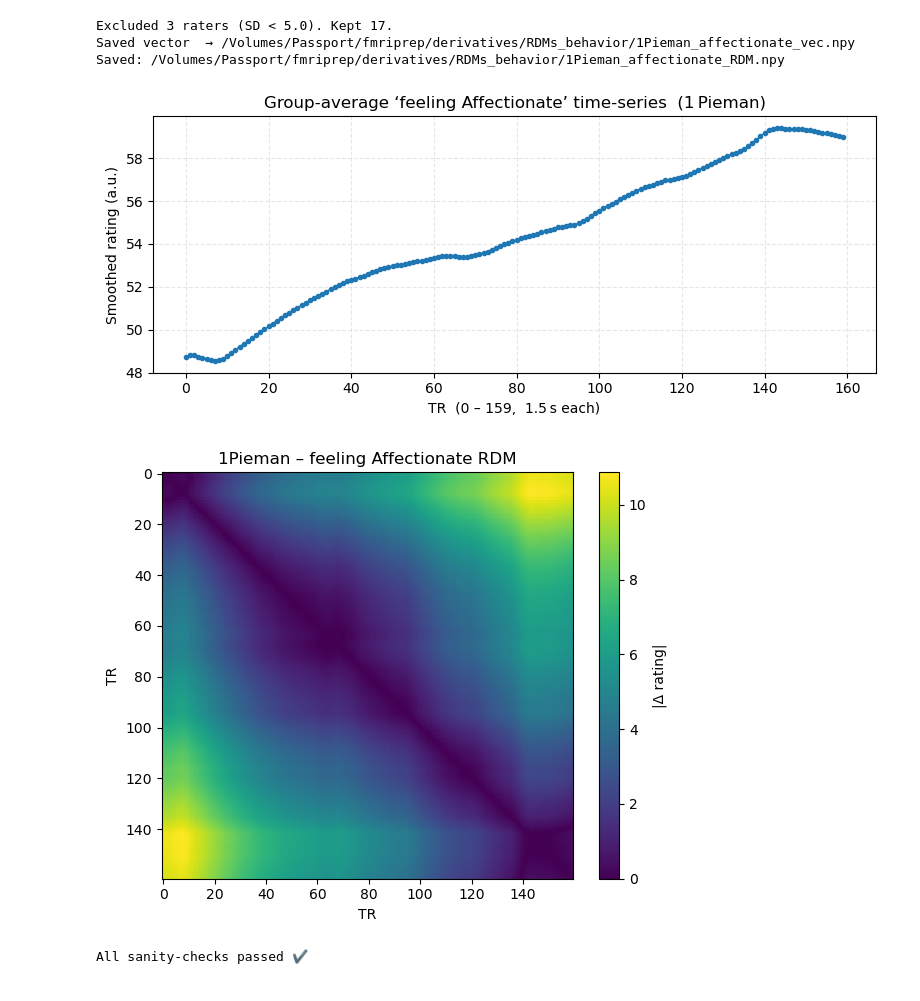
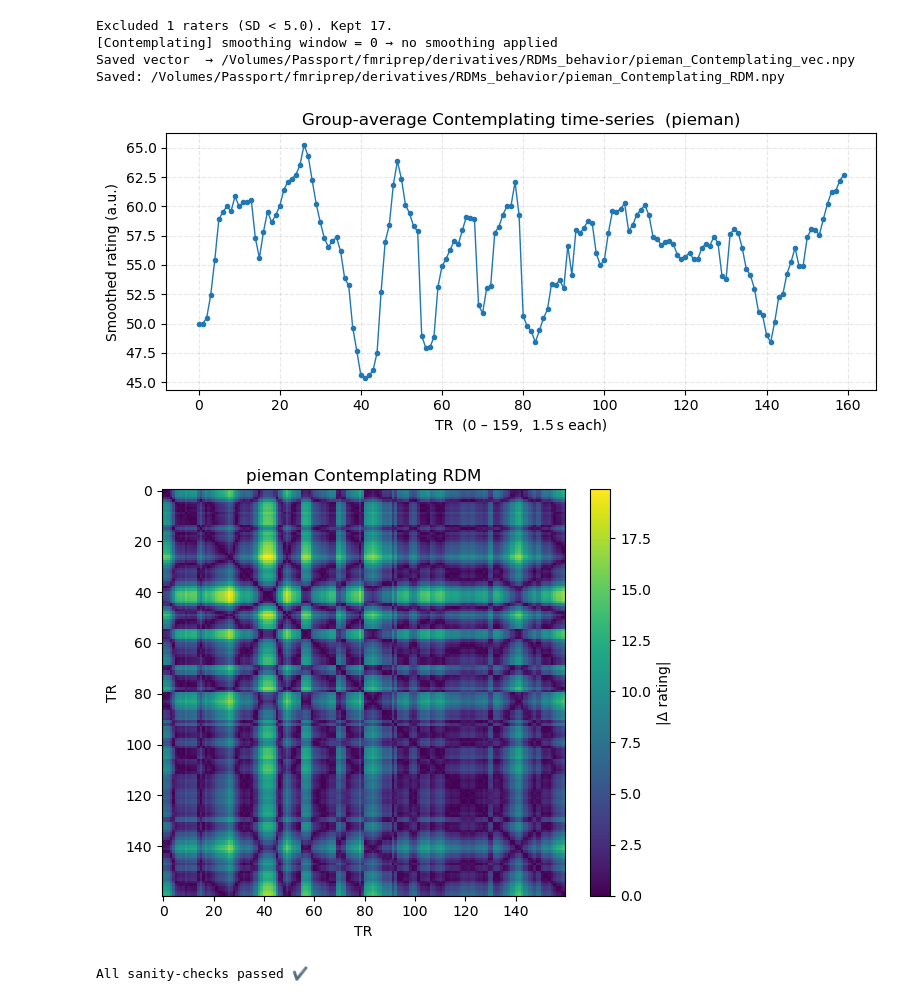
Before and after one commit to wfisher211/narrative-topic-rsa, a Jupyter notebook: PieMan_analysis/trait_rating_rdm.ipynb, the cells around one changed output. Saved outputs shown, nothing was run; the diff lists cells and outputs as text; code cells hidden in the pictures.

Commit message:
Updated single trait RDM file and reorganized old scripts

```diff
--- a/PieMan_analysis/trait_rating_rdm.ipynb
+++ b/PieMan_analysis/trait_rating_rdm.ipynb
@@ -11,19 +34,17 @@ array([4.])
 # %%
-
-
 # --------------------------------------------------------------------------
 # MAIN FUNCTION
 # --------------------------------------------------------------------------
 def build_behavior_template(
         csv_path   : str | Path,
-        stim_label : str = "1Pieman",
-        trait_label: str = "feeling Affectionate",
-        win_dict   : dict[str, int] | None = None,
+        stim_label : str = STIMULUS_LABEL,
+        trait_label: str = TRAIT_LABEL,
+        win_dict   : dict[str, int] = WIN_DICT,
         tr_sec     : float = 1.5,
         n_tr       : int = 160,
         sd_cutoff  : float = 5.0,
         max_sec    : float = 240.0,      # ignore anything after this - this grabs 0-239
-) -> tuple[np.ndarray, np.ndarray]:
+) -> tuple[np.ndarray, np.ndarray, pd.DataFrame]:
     """
     Returns
     -------
@@ -31,7 +52,13 @@ def build_behavior_template(
         Down‑sampled + smoothed group‑average time series.
     RDM : (160,160) np.ndarray
         1‑D absolute‑difference dissimilarity matrix derived from `vec`.
+            df  : pd.DataFrame
+        Cleaned and smoothed ratings table (for debugging).
     """
+
+    # Sanity check: window must exist
+    if trait_label not in win_dict:
+        raise KeyError(f"No smoothing window for '{trait_label}' – add it to WIN_DICT.")
 
     # 0) ----------------------------------------------------------------------
     # load CSV and keep rows for this stim × trait, within first 240 s
@@ -58,18 +85,20 @@ def build_behavior_template(
     # 3) ----------------------------------------------------------------------
     # smooth each rater's series with a sliding‑mean window
     # ------------------------------------------------------------------------
-    if win_dict is None:
-        win_dict = {trait_label : 200}           # default
-    window = win_dict.get(trait_label, 50)      # fallback if trait not listed
+    window = win_dict[trait_label]
+    if window < 1:
+        print(f"[{trait_label}] smoothing window = {window} → no smoothing applied")
+        df["rating_sm"] = df["rating"]
+    else:
+        print(f"[{trait_label}] smoothing window = {window} samples")
+        def _smooth(s):
+            return s.rolling(window, center=True, min_periods=1).mean()
+        df["rating_sm"] = (
+            df.groupby("subject")["rating"]
+              .apply(_smooth)
+              .reset_index(level=0, drop=True)
+        )
 
-    def _smooth(s):
-        return s.rolling(window, center=True, min_periods=1).mean()
-
-    df["rating_sm"] = (
-        df.groupby("subject")["rating"]
-          .apply(_smooth)
-          .reset_index(level=0, drop=True)
-    )
 
     # 4) ----------------------------------------------------------------------
     # average within each TR across raters  → (160,) vector
@@ -85,31 +114,36 @@ def build_behavior_template(
     # ------------------------------------------------------------------------
     RDM = squareform(pdist(vec[:, None], metric="cityblock"))  # Manhattan distance: |xi‑xj|
 
+    # ------------------------------------------------------------------
+    # 6) sanity-check: report the window that was actually used
+    # ------------------------------------------------------------------
     return vec, RDM, df
+
+
 
 
 # --------------------------------------------------------------------------
 # EXAMPLE: build the template and save the RDM
 # --------------------------------------------------------------------------
 csv_file = "/Volumes/Passport/fmriprep/trait_ratings_data/chujun_data.csv"
-vec_aff, RDM_aff, df = build_behavior_template(
+vec, RDM, df = build_behavior_template(
     csv_path   = csv_file,
-    stim_label = "1Pieman",
-    trait_label= "feeling Affectionate",
-    win_dict   = {"feeling Affectionate": 200},   # add other traits + windows later
+    stim_label = STIMULUS_LABEL,
+    trait_label= TRAIT_LABEL,
 )
 
 # save for RSA
 out_dir = Path("/Volumes/Passport/fmriprep/derivatives/RDMs_behavior")
 out_dir.mkdir(parents=True, exist_ok=True)
-np.save(out_dir / "1Pieman_affectionate_vec.npy", vec_aff)
-np.save(out_dir / "1Pieman_affectionate_RDM.npy", RDM_aff)
-print("Saved vector  →", out_dir / "1Pieman_affectionate_vec.npy")
-print("Saved:", out_dir / "1Pieman_affectionate_RDM.npy")
+np.save(out_dir / f"{STIMULUS_LABEL_SAVE_STRING}_{TRAIT_LABEL_SAVE_STRING}_vec.npy", vec)
+np.save(out_dir / f"{STIMULUS_LABEL_SAVE_STRING}_{TRAIT_LABEL_SAVE_STRING}_RDM.npy", RDM)
+print("Saved vector  →", out_dir / f"{STIMULUS_LABEL_SAVE_STRING}_{TRAIT_LABEL_SAVE_STRING}_vec.npy")
+print("Saved:", out_dir / f"{STIMULUS_LABEL_SAVE_STRING}_{TRAIT_LABEL_SAVE_STRING}_RDM.npy")
 # %% [output]
-Excluded 3 raters (SD < 5.0). Kept 17.
-Saved vector  → /Volumes/Passport/fmriprep/derivatives/RDMs_behavior/1Pieman_affectionate_vec.npy
-Saved: /Volumes/Passport/fmriprep/derivatives/RDMs_behavior/1Pieman_affectionate_RDM.npy
+Excluded 1 raters (SD < 5.0). Kept 17.
+[Contemplating] smoothing window = 0 → no smoothing applied
+Saved vector  → /Volumes/Passport/fmriprep/derivatives/RDMs_behavior/pieman_Contemplating_vec.npy
+Saved: /Volumes/Passport/fmriprep/derivatives/RDMs_behavior/pieman_Contemplating_RDM.npy
 # %%
 import numpy as np
 import matplotlib.pyplot as plt
@@ -118,7 +152,7 @@ import matplotlib.pyplot as plt
 # 1)  Load the vector you saved earlier
 #     (skip this line if `vec_aff` is already in memory)
 # ------------------------------------------------------------------
-vec_path = "/Volumes/Passport/fmriprep/derivatives/RDMs_behavior/1Pieman_affectionate_vec.npy"
+vec_path = f"/Volumes/Passport/fmriprep/derivatives/RDMs_behavior/{STIMULUS_LABEL_SAVE_STRING}_{TRAIT_LABEL_SAVE_STRING}_vec.npy"
 vec      = np.load(vec_path)        # shape = (160,)
 
 # ------------------------------------------------------------------
@@ -126,28 +160,28 @@ vec      = np.load(vec_path)        # shape = (160,)
 # ------------------------------------------------------------------
 plt.figure(figsize=(8, 3.5))
 plt.plot(np.arange(160), vec, marker="o", ms=3, lw=1)
-plt.title("Group‑average ‘feeling Affectionate’ time‑series  (1 Pieman)")
+plt.title(f"Group‑average {TRAIT_LABEL} time‑series  ({STIMULUS_LABEL_SAVE_STRING})")
 plt.xlabel("TR  (0 – 159,  1.5 s each)")
 plt.ylabel("Smoothed rating (a.u.)")
 plt.grid(alpha=0.3, ls="--")
 plt.tight_layout()
 plt.show()
 # %% [output]
-[figure, old version]
+[figure, new version]
 # %%
 import numpy as np
 import matplotlib.pyplot as plt
 
-RDM = np.load("/Volumes/Passport/fmriprep/derivatives/RDMs_behavior/1Pieman_affectionate_RDM.npy")  # (160,160)
+RDM = np.load(f"/Volumes/Passport/fmriprep/derivatives/RDMs_behavior/{STIMULUS_LABEL_SAVE_STRING}_{TRAIT_LABEL_SAVE_STRING}_RDM.npy")  # (160,160)
 
 plt.figure(figsize=(6,5))
 plt.imshow(RDM, interpolation="nearest", aspect="auto")
-plt.title("1Pieman – feeling Affectionate RDM")
+plt.title(f"{STIMULUS_LABEL_SAVE_STRING} {TRAIT_LABEL} RDM")
 plt.xlabel("TR");  plt.ylabel("TR")
 cbar = plt.colorbar();  cbar.set_label("|Δ rating|")
 plt.tight_layout();  plt.show()
 # %% [output]
-[figure, old version]
+[figure, new version]
 # %%
 import numpy as np
 
```
Also changed, not shown: parts of 4 cells of this notebook, 4 other files.
